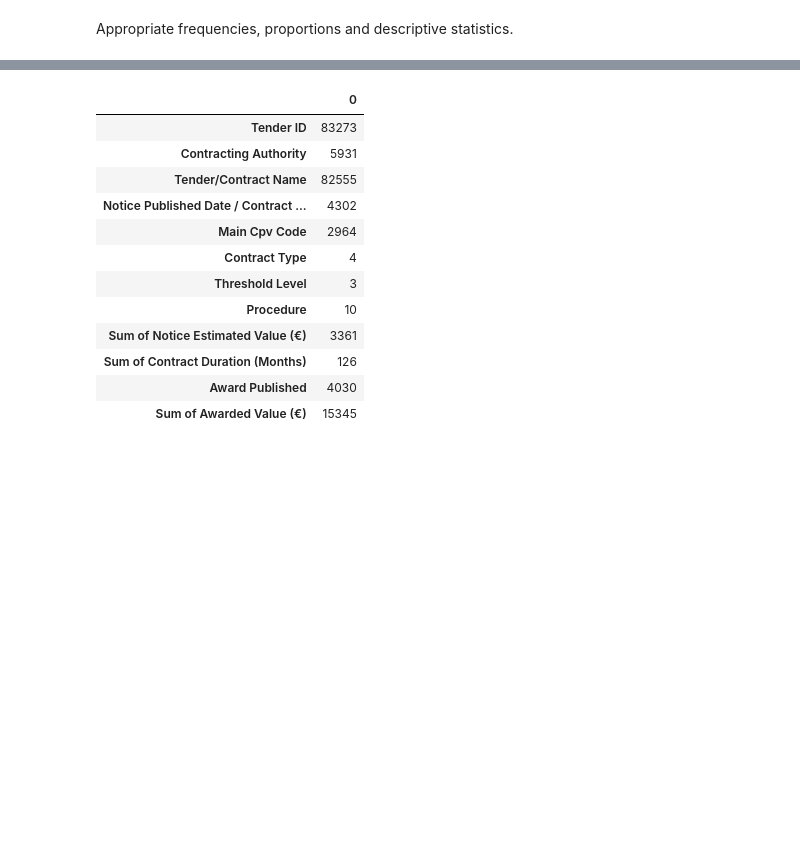
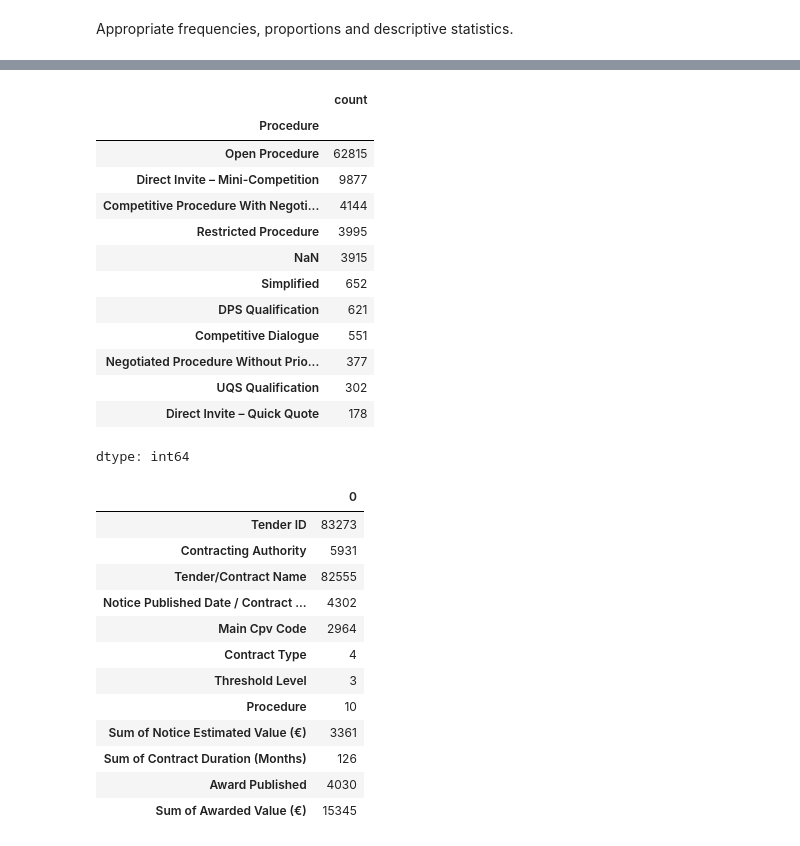
Before and after one commit to KaterynaKon/irish-tender-value, a Jupyter notebook: public_tender_value.ipynb, the cells around one changed output, grey strips where cells are left out. Cells and saved outputs as stored; diff of their text form; code cells hidden in the pictures; blank space fills up the shorter version.

```diff
--- a/public_tender_value.ipynb
+++ b/public_tender_value.ipynb
@@ -76,7 +81,7 @@ Files acquired: one CSV file with 31 columns. No other tables are used and no jo
 # %%
 import pandas as pd
 
-df = pd.read_csv("sample_data/Public_Procurement_Opendata_Dataset.csv", encoding="cp1252", low_memory=False)
+df = pd.read_csv("/content/drive/MyDrive/data/Public_Procurement_Opendata_Dataset.csv", encoding="cp1252", low_memory=False)
 print("rows:", df.shape[0], "columns:", df.shape[1])
 df.head()
 # %% [output]
@@ -168,3 +197,20 @@ Appropriate frequencies, proportions and descriptive statistics.
+# %%
+d["Procedure"].value_counts(dropna=False)
+# %% [output]
+|  | count |
+| Procedure |  |
+| Open Procedure | 62815 |
+| Direct Invite – Mini-Competition | 9877 |
+| Competitive Procedure With Negoti... | 4144 |
+| Restricted Procedure | 3995 |
+| NaN | 3915 |
+| Simplified | 652 |
+| DPS Qualification | 621 |
+| Competitive Dialogue | 551 |
+| Negotiated Procedure Without Prio... | 377 |
+| UQS Qualification | 302 |
+| Direct Invite – Quick Quote | 178 |
+dtype: int64
 # %%
 d.nunique()
 # %% [output]
```
Also changed, not shown: parts of 4 cells of this notebook.
